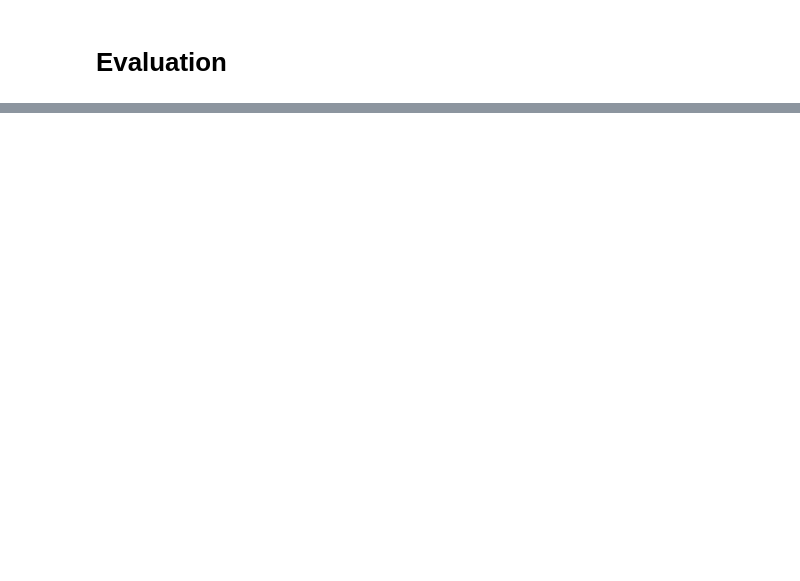
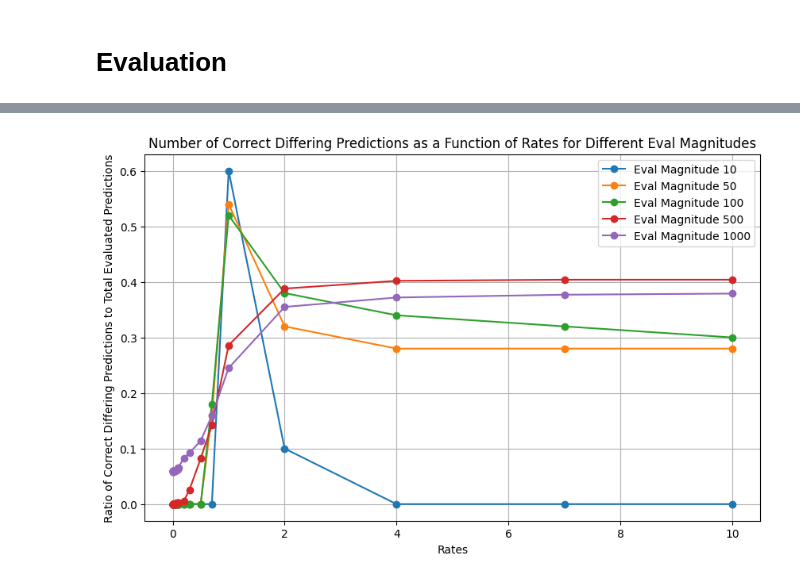
Before and after one commit to maethan/BTB-5190, a Jupyter notebook: Colab Notebooks/CIS_519_Project_Part_2.ipynb, the cells around one changed output, grey strips where cells are left out. Drawn from its saved outputs; the diff is of its cells as text; code cells hidden in the pictures; blank space fills up the shorter version.

```diff
--- a/Colab Notebooks/CIS_519_Project_Part_2.ipynb
+++ b/Colab Notebooks/CIS_519_Project_Part_2.ipynb
@@ -624,0 +655,16 @@ plt.show()
+# %%
+plt.figure(figsize=(10, 6))  # Create one figure
+
+for mag in eval_magnitude:
+  different = differents[mag]
+  diff_values = [row[1] / mag for row in different]
+  plt.plot(rates, diff_values, marker='o', label=f'Eval Magnitude {mag}')  # Add label for legend
+
+plt.xlabel('Rates')
+plt.ylabel('Ratio of Correct Differing Predictions to Total Evaluated Predictions')
+plt.title('Number of Correct Differing Predictions as a Function of Rates for Different Eval Magnitudes')
+plt.grid(True)
+plt.legend()  # Add legend to the plot
+plt.show()
+# %% [output]
+[figure, added]
```
Also changed, not shown: parts of 15 cells of this notebook, 1 other file.
